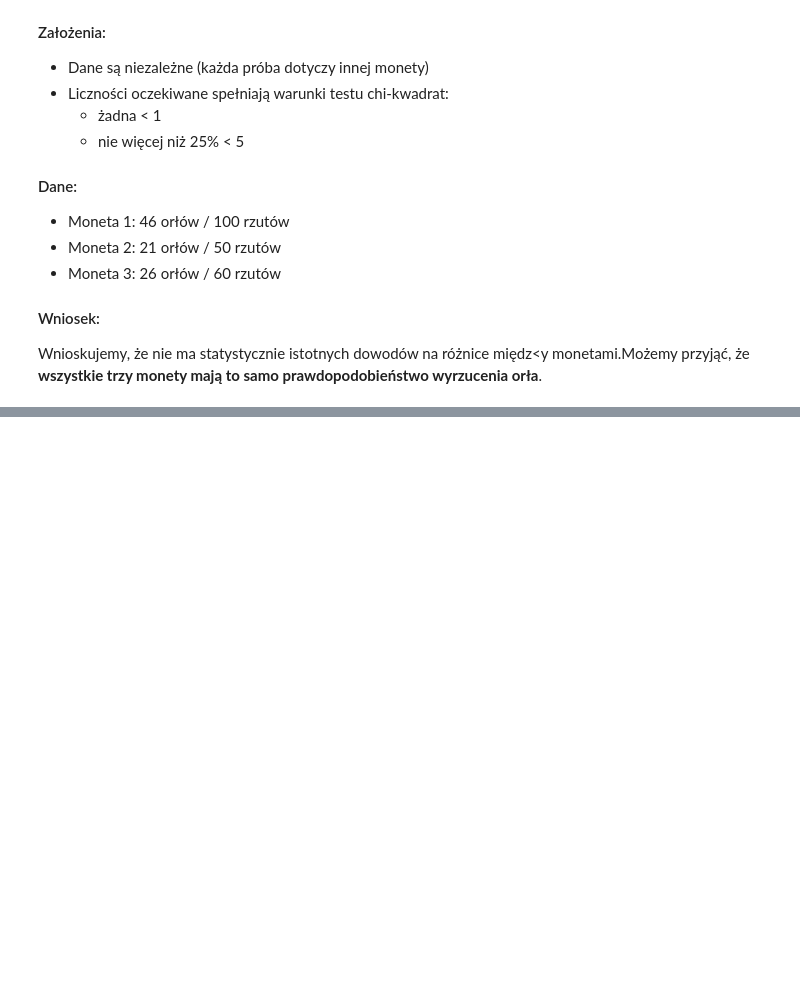
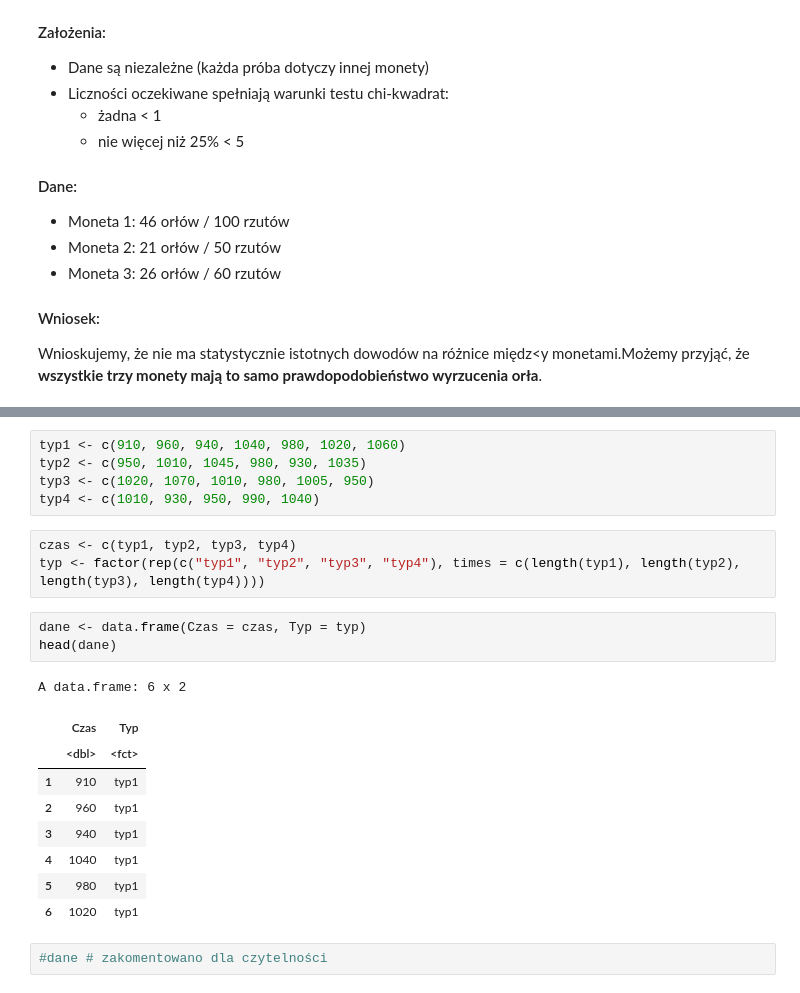
Before and after one commit to Kotmin/R-Planowanie-Eksperymentu, a Jupyter notebook: Praca_domowa_2.ipynb, the cells around one changed output, grey strips where cells are left out. Drawn from its saved outputs; the diff is of its cells as text; blank space fills up the shorter version.

```diff
--- a/Praca_domowa_2.ipynb
+++ b/Praca_domowa_2.ipynb
@@ -402,0 +428,23 @@ Wnioskujemy, że nie ma statystycznie istotnych dowodów na różnice międz<y m
+# %%
+typ1 <- c(910, 960, 940, 1040, 980, 1020, 1060)
+typ2 <- c(950, 1010, 1045, 980, 930, 1035)
+typ3 <- c(1020, 1070, 1010, 980, 1005, 950)
+typ4 <- c(1010, 930, 950, 990, 1040)
+# %%
+czas <- c(typ1, typ2, typ3, typ4)
+typ <- factor(rep(c("typ1", "typ2", "typ3", "typ4"), times = c(length(typ1), length(typ2), length(typ3), length(typ4))))
+# %%
+dane <- data.frame(Czas = czas, Typ = typ)
+head(dane)
+# %% [output]
+A data.frame: 6 x 2
+|  | Czas | Typ |
+|  | <dbl> | <fct> |
+| 1 | 910 | typ1 |
+| 2 | 960 | typ1 |
+| 3 | 940 | typ1 |
+| 4 | 1040 | typ1 |
+| 5 | 980 | typ1 |
+| 6 | 1020 | typ1 |
+# %%
+#dane # zakomentowano dla czytelności
```
Also changed, not shown: parts of 15 cells of this notebook.
